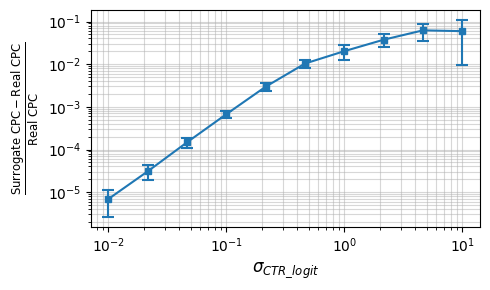
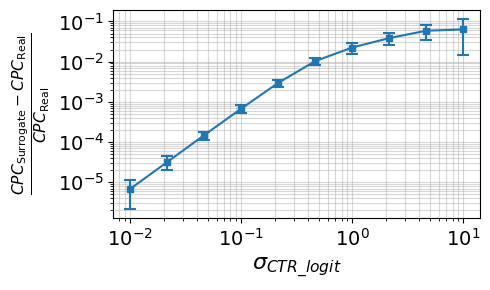
Unified diff of the notebook cell whose output changed from the first chart to the second:
--- before
+++ after
@@ -3,5 +3,5 @@
 plt.errorbar(
     SIGMAS,
-    np.array(mean_errors)/100,
+    np.array(mean_errors) / 100,
     yerr=np.array(std_errors) / 100,
     fmt="s-",
@@ -15,6 +15,7 @@
 plt.xscale('log')
 plt.yscale('log')
-plt.xlabel(r'$\sigma_{CTR\_logit}$', fontsize=12)
-plt.ylabel(r'$\frac{\text{Surrogate CPC} - \text{Real CPC}}{\text{Real CPC}}$', fontsize=12)
+plt.tick_params(axis="both", which="major", labelsize=14)
+plt.xlabel(r'$\sigma_{CTR\_logit}$', fontsize=16)
+plt.ylabel(r'$\frac{CPC_\text{Surrogate} - CPC_\text{Real}}{CPC_\text{Real}}$', fontsize=16)
 plt.grid(True, which="both", ls="-", alpha=0.5)
 plt.axhline(0, color='black', lw=1)

Commit: add uncorrelated approximation experiment